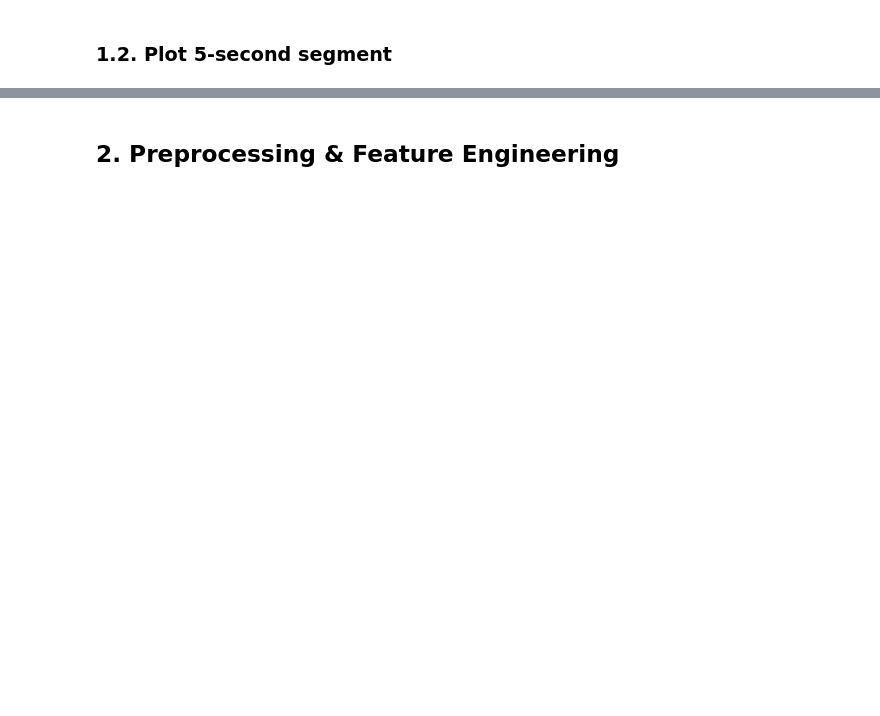
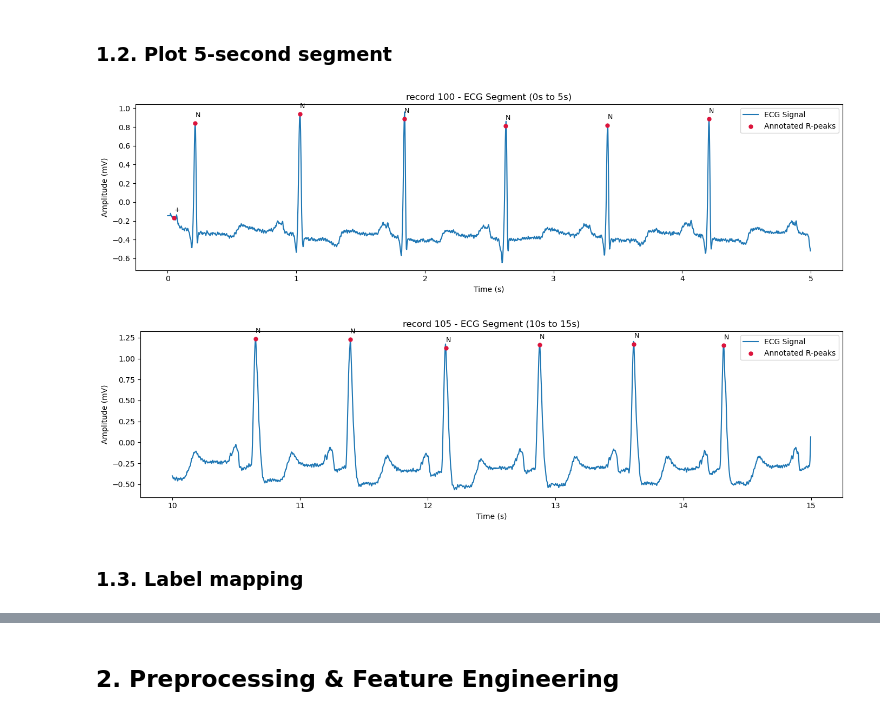
Before and after one commit to Joaomuianga/ML-team-collaboration, a Jupyter notebook: 3_TimeSeries/notebooks/Team11_TimeSeries_Notebook.ipynb, the cells around one changed output, grey strips where cells are left out. Cells and saved outputs as stored; diff of their text form; code cells hidden in the pictures; blank space fills up the shorter version.

```diff
--- a/3_TimeSeries/notebooks/Team11_TimeSeries_Notebook.ipynb
+++ b/3_TimeSeries/notebooks/Team11_TimeSeries_Notebook.ipynb
@@ -33,2 +81,56 @@ from sklearn.metrics import (
 # %% [markdown]
 ### 1.2. Plot 5-second segment
+# %%
+def plot_ecg_segment(rec_data, rec_id, start_sec=0, duration_sec=5):
+
+    rec_obj = rec_data[rec_id]
+
+    signal = rec_obj["signal"]
+    ann = rec_obj["ann"]
+    fs = rec_obj["record"].fs
+
+    start_idx = int(start_sec*fs)
+    end_idx = int((start_sec + duration_sec)*fs)
+
+    seg_signal = signal[start_idx:end_idx]
+    seg_time = np.arange(start_idx, end_idx) / fs
+
+    mask = (ann.sample >= start_idx) & (ann.sample < end_idx)
+    peak_samples = ann.sample[mask]
+    peak_symbols = np.array(ann.symbol)[mask]
+
+    plt.figure(figsize=(14,4))
+    plt.plot(seg_time, seg_signal, label="ECG Signal")
+    plt.scatter(
+        peak_samples / fs,
+        signal[peak_samples],
+        color="crimson",
+        s=25,
+        zorder=3,
+        label="Annotated R-peaks"
+    )
+
+    for s, sym in zip(peak_samples, peak_symbols):
+        text = f"{sym}"
+        plt.annotate(
+            text,
+            (s/fs, signal[s]),
+            textcoords="offset points",
+            xytext=(0,8),
+            fontsize=9
+        )
+
+    plt.title(f"record {rec_id} - ECG Segment ({start_sec}s to {start_sec + duration_sec}s)")
+    plt.xlabel("Time (s)")
+    plt.ylabel("Amplitude (mV)")
+    plt.legend()
+    plt.tight_layout()
+    plt.show()
+
+plot_ecg_segment(records_data, "100", start_sec=0, duration_sec=5)
+plot_ecg_segment(records_data, "105", start_sec=10, duration_sec=5)
+# %% [output]
+[figure, added]
+[figure, added]
+# %% [markdown]
+### 1.3. Label mapping
```
Also changed, not shown: parts of 7 cells of this notebook.
